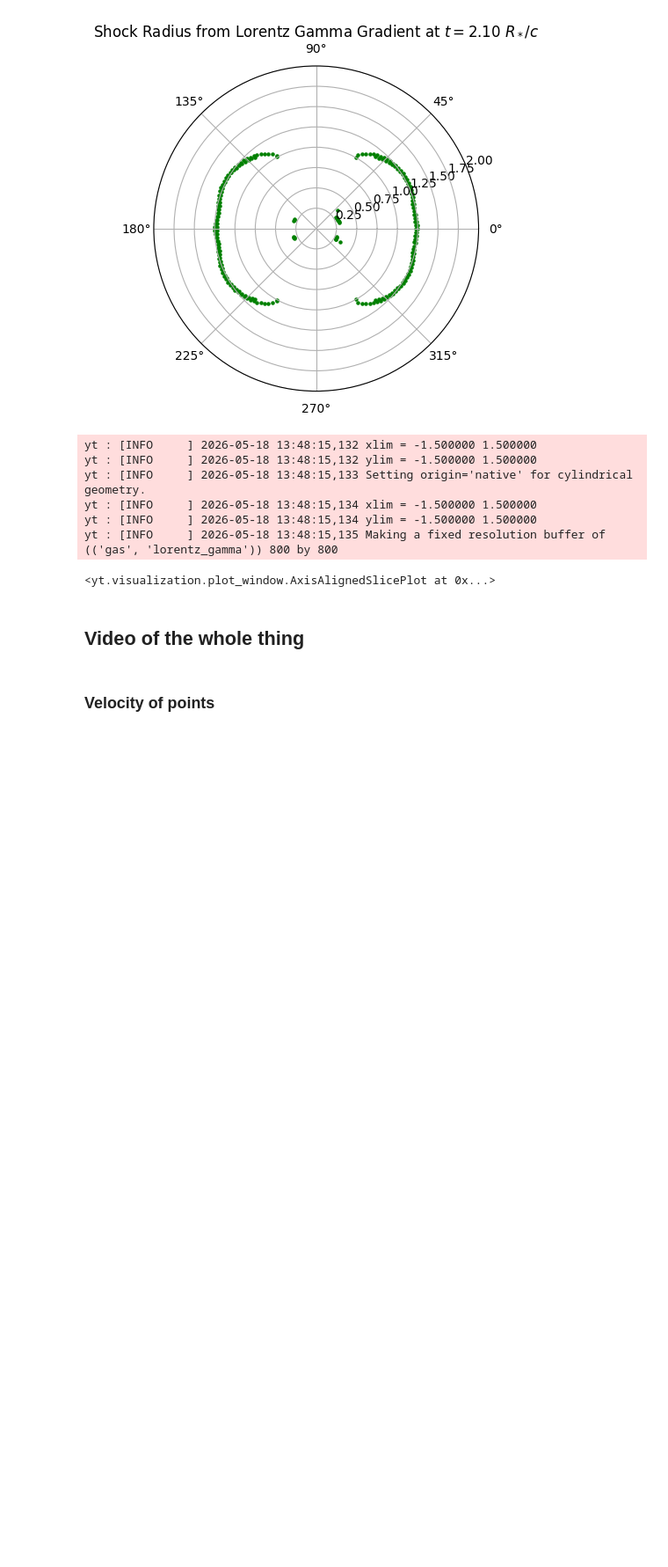
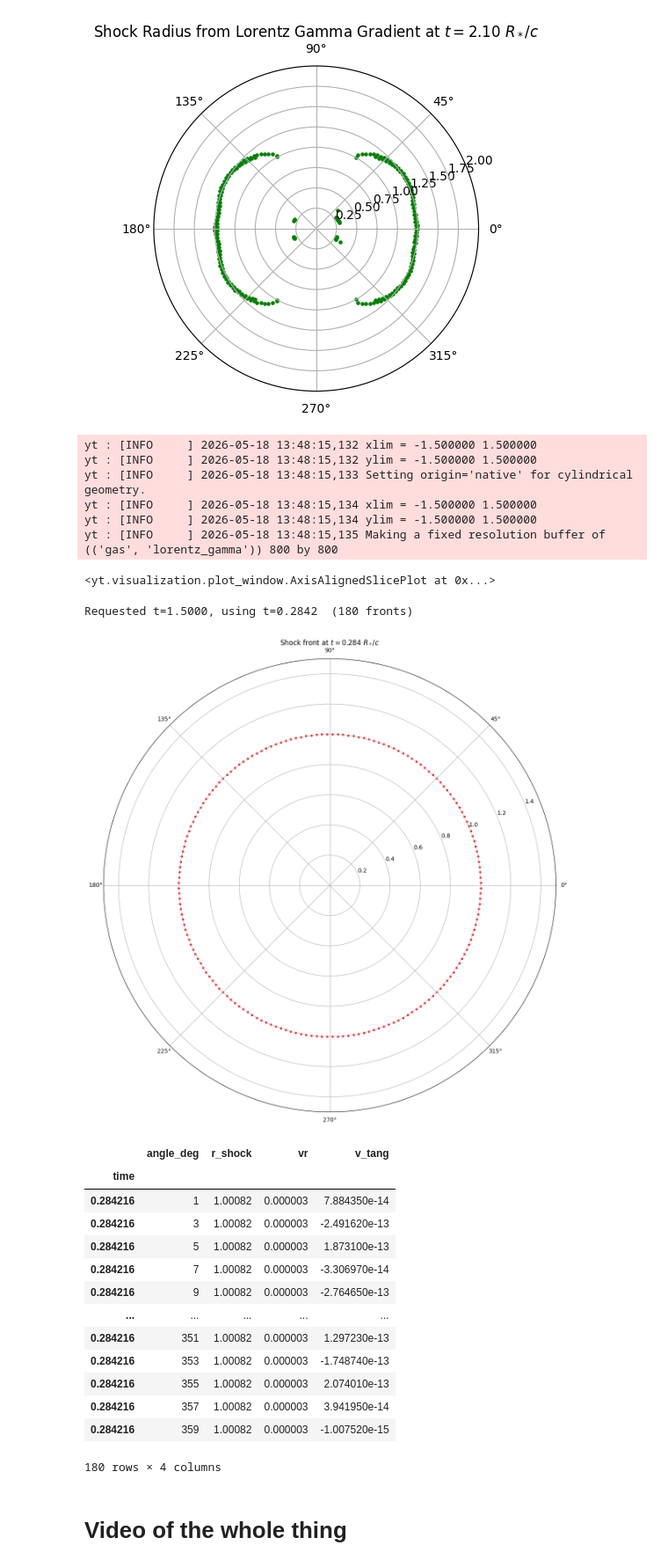
Before and after one commit to AriPollak-04/athena, a Jupyter notebook: shock_track.ipynb, the cells around one changed output. Shown at 88% size. Cells and saved outputs as stored; diff of their text form; code cells hidden in the pictures; blank space fills up the shorter version.

```diff
--- a/shock_track.ipynb
+++ b/shock_track.ipynb
@@ -264,8 +264,54 @@ yt : [INFO     ] 2026-05-18 13:48:15,134 xlim = -1.500000 1.500000
 yt : [INFO     ] 2026-05-18 13:48:15,134 ylim = -1.500000 1.500000
 yt : [INFO     ] 2026-05-18 13:48:15,135 Making a fixed resolution buffer of (('gas', 'lorentz_gamma')) 800 by 800
 <yt.visualization.plot_window.AxisAlignedSlicePlot at 0x...>
+# %%
+import pandas as pd
+import numpy as np
+import matplotlib.pyplot as plt
+
+fronts = pd.read_csv('/scratch/aripoll/athena_out/outputs/shock_front.csv', index_col=0)
+
+def get_fronts_at(t):
+    """Return shock front rows at the timestep closest to t."""
+    times = fronts.index.unique()
+    closest_t = times[np.argmin(np.abs(times - t))]
+    df = fronts.loc[[closest_t]]
+    print(f"Requested t={t:.4f}, using t={closest_t:.4f}  ({len(df)} fronts)")
+    return df
+
+def plot_fronts_at(t):
+    df = get_fronts_at(t)
+    fig, ax = plt.subplots(subplot_kw={'projection': 'polar'}, figsize=(12, 12))
+    ax.scatter(np.deg2rad(df['angle_deg']), df['r_shock'], marker='o', s=8, c='red')
+    ax.set_rlim(0, 1.5)
+    ax.set_title(rf"Shock front at $t = {df.index[0]:.3f}\ R_*/c$")
+    plt.tight_layout()
+    plt.show()
+    return df
+
+# --- usage: change t_query to inspect any time ---
+t_query = 1.5
+df = plot_fronts_at(t_query)
+df
+# %% [output]
+Requested t=1.5000, using t=0.2842  (180 fronts)
+[figure, added]
+|  | angle_deg | r_shock | vr | v_tang |
+| time |  |  |  |  |
+| 0.284216 | 1 | 1.00082 | 0.000003 | 7.884350e-14 |
+| 0.284216 | 3 | 1.00082 | 0.000003 | -2.491620e-13 |
+| 0.284216 | 5 | 1.00082 | 0.000003 | 1.873100e-13 |
+| 0.284216 | 7 | 1.00082 | 0.000003 | -3.306970e-14 |
+| 0.284216 | 9 | 1.00082 | 0.000003 | -2.764650e-13 |
+| ... | ... | ... | ... | ... |
+| 0.284216 | 351 | 1.00082 | 0.000003 | 1.297230e-13 |
+| 0.284216 | 353 | 1.00082 | 0.000003 | -1.748740e-13 |
+| 0.284216 | 355 | 1.00082 | 0.000003 | 2.074010e-13 |
+| 0.284216 | 357 | 1.00082 | 0.000003 | 3.941950e-14 |
+| 0.284216 | 359 | 1.00082 | 0.000003 | -1.007520e-15 |
+180 rows × 4 columns
 # %% [markdown]
-## Video of the whole thing
+# Video of the whole thing
 # %%
 from pathlib import Path
 ts = yt.load('/scratch/aripoll/athena_out/outputs/jet_blast.out1.*.athdf')
@@ -331,5 +377,3 @@ subprocess.run(['ffmpeg', '-y', '-framerate', '10', '-start_number', '800', '-i'
 
 from IPython.display import Video, display
 display(Video('shock_evolution.mp4', embed=True))
-# %% [markdown]
-### Velocity of points
```
Also changed, not shown: parts of 5 cells of this notebook, 2 other files.
